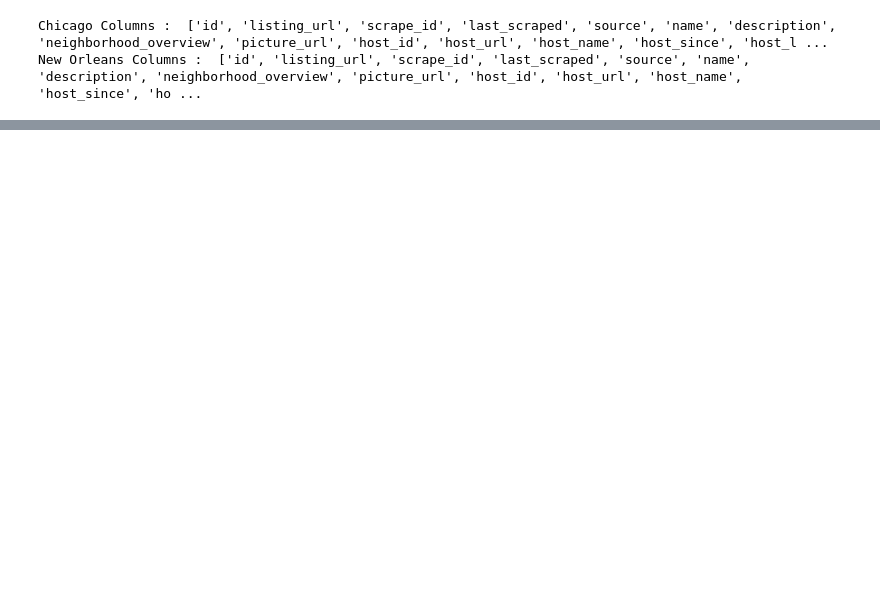
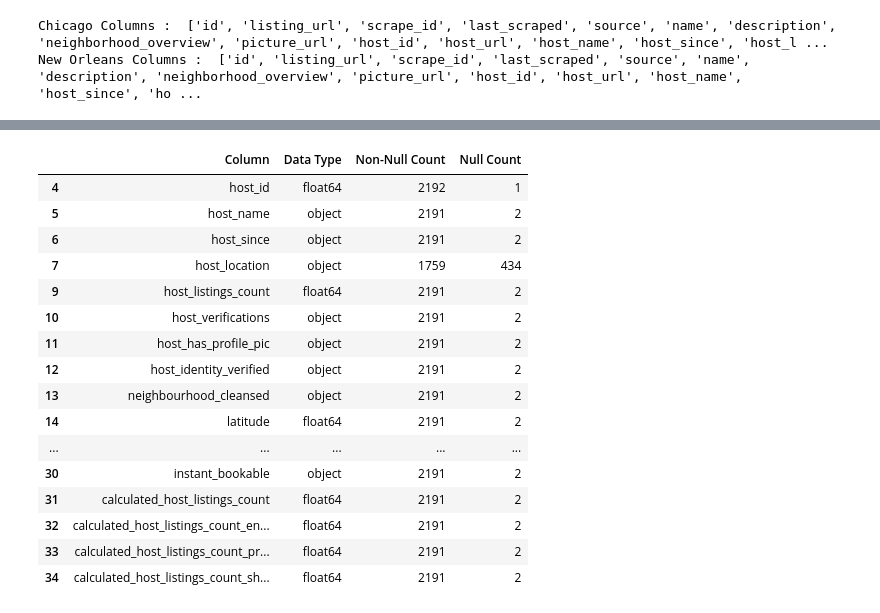
Before and after one commit to priyankadri/EDA_airbnb_capstone, a Jupyter notebook: Untitled1.ipynb, the cells around one changed output, grey strips where cells are left out. Drawn from its saved outputs; the diff is of its cells as text; code cells hidden in the pictures; blank space fills up the shorter version.

```diff
--- a/Untitled1.ipynb
+++ b/Untitled1.ipynb
@@ -132,0 +126,28 @@ new_orleans_final_columns.to_csv('new_orleans_cleaned.csv', sep=',', index=True,
+# %%
+merged_df_info = pd.DataFrame({
+    'Column': merged_df.columns,
+    'Data Type': merged_df.dtypes.values,
+    'Non-Null Count': merged_df.count().values,
+    'Null Count': merged_df.isnull().sum().values
+})
+pd.set_option('display.max_rows',100)
+merged_df_info.sort_values(by='Null Count', ascending=False)
+merged_df_info[merged_df_info['Null Count'] > 0]
+# %% [output]
+|  | Column | Data Type | Non-Null Count | Null Count |
+| 4 | host_id | float64 | 2192 | 1 |
+| 5 | host_name | object | 2191 | 2 |
+| 6 | host_since | object | 2191 | 2 |
+| 7 | host_location | object | 1759 | 434 |
+| 9 | host_listings_count | float64 | 2191 | 2 |
+| 10 | host_verifications | object | 2191 | 2 |
+| 11 | host_has_profile_pic | object | 2191 | 2 |
+| 12 | host_identity_verified | object | 2191 | 2 |
+| 13 | neighbourhood_cleansed | object | 2191 | 2 |
+| 14 | latitude | float64 | 2191 | 2 |
+| ... | ... | ... | ... | ... |
+| 30 | instant_bookable | object | 2191 | 2 |
+| 31 | calculated_host_listings_count | float64 | 2191 | 2 |
+| 32 | calculated_host_listings_count_en... | float64 | 2191 | 2 |
+| 33 | calculated_host_listings_count_pr... | float64 | 2191 | 2 |
+| 34 | calculated_host_listings_count_sh... | float64 | 2191 | 2 |
```
Also changed, not shown: parts of 32 cells of this notebook.
